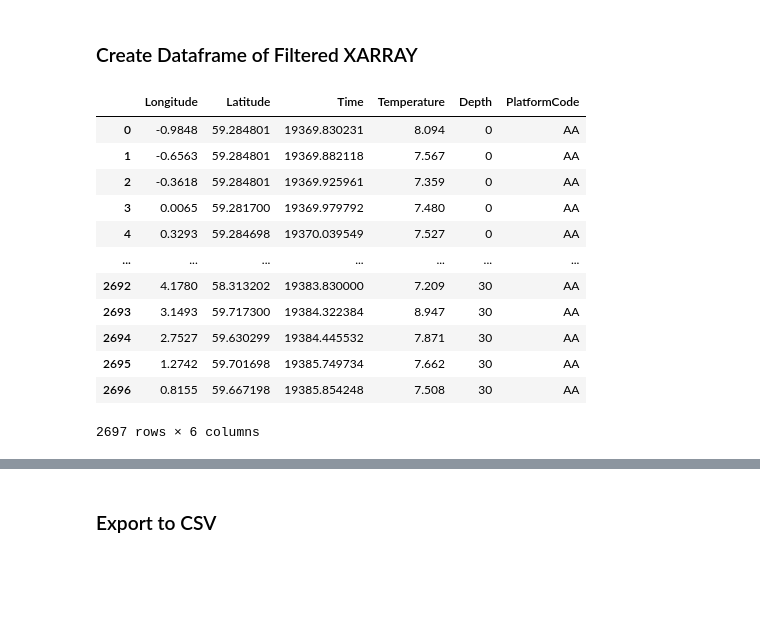
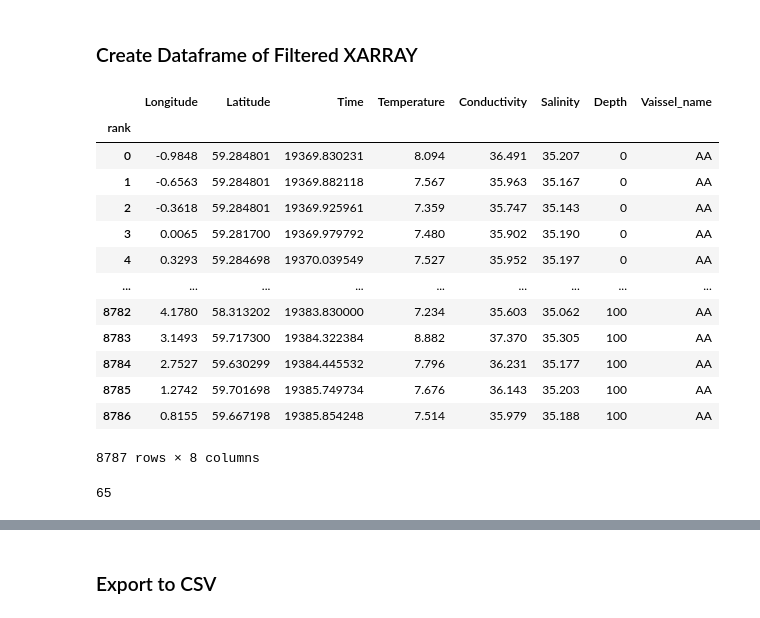
Before and after one commit to ec-intaros/iaos-showcase-app-Barents-Sea-CTD, a Jupyter notebook: Barrents sea - CTD data processing.ipynb, the cells around one changed output, grey strips where cells are left out. Cells and saved outputs as stored; diff of their text form; code cells hidden in the pictures; blank space fills up the shorter version.

Commit message:
added multi-vars,ars, and configure_rgeostats.sh configurations

```diff
--- a/Barrents sea - CTD data processing.ipynb
+++ b/Barrents sea - CTD data processing.ipynb
@@ -365,8 +365,8 @@ The depth range must also be defined. For some limitations to the DAP syntax, at
 # Available variables
 vars_main = ['PRES', 'TEMP', 'PSAL', 'CNDC']
 
-# Define the selection of variables to use for the analysis (PS use brakets also with only one var, eg ['TEMP'])
-vars_sel = ['TEMP']; assert all([elem in vars_main for elem in vars_sel])
+# Define the selection of variable to use for the analysis
+vars_sel = ['TEMP', 'CNDC', 'PSAL']; assert all([elem in vars_main for elem in vars_sel])
 # %%
 # Define Platform Code
 pc = 'AA'; assert pc in position_dict.keys(); # platform code
@@ -379,7 +379,7 @@ print(index)
 # %%
 # Define DEPTH
 depth1 = 0
-depth2 = 30
+depth2 = 100
 depth = depth2
 # %% [markdown]
 ### Create **data_dict** dictionary
@@ -591,37 +599,49 @@ To Recap:
 # %%
 # Create dataframe with filtered data and columns ['LATITUDE', 'LONGITUDE', 'TIME', 'TEMP', 'DEPTH']
 filtered2csv_multiDepths = pd.DataFrame()
 
 for d in range(depth1, depth2+1):
 
     # Create temporary dataframe
     temp = pd.DataFrame()
 
     data_depth_sel = data_dict[pc]['data'].isel(TIME=index,
                                                 LATITUDE=index,
                                                 LONGITUDE=index,
                                                 DEPTH=slice(d, d+1))
 
     for col in ['LONGITUDE', 'LATITUDE', 'TIME']:
         temp[col.title()] = data_depth_sel[col].data.astype(float)
-    temp['Temperature'] = data_depth_sel['TEMP'].data.astype(float)
+
+    if 'TEMP' in vars_sel: temp['Temperature'] = data_depth_sel['TEMP'].data.astype(float)
+    if 'CNDC' in vars_sel: temp['Conductivity'] = data_depth_sel['CNDC'].data.astype(float)
+    if 'PSAL' in vars_sel: temp['Salinity'] = data_depth_sel['PSAL'].data.astype(float)
+
     temp['Depth'] = d
-    temp['PlatformCode'] = pc
+    temp['Vaissel_name'] = pc
 
     filtered2csv_multiDepths = filtered2csv_multiDepths.append(temp, ignore_index=True)
 
+# Rename index column with 'rank'
+filtered2csv_multiDepths = filtered2csv_multiDepths.rename_axis("rank")
+
 display(filtered2csv_multiDepths)
 # %% [output]
-|  | Longitude | Latitude | Time | Temperature | Depth | PlatformCode |
-| 0 | -0.9848 | 59.284801 | 19369.830231 | 8.094 | 0 | AA |
-| 1 | -0.6563 | 59.284801 | 19369.882118 | 7.567 | 0 | AA |
-| 2 | -0.3618 | 59.284801 | 19369.925961 | 7.359 | 0 | AA |
-| 3 | 0.0065 | 59.281700 | 19369.979792 | 7.480 | 0 | AA |
-| 4 | 0.3293 | 59.284698 | 19370.039549 | 7.527 | 0 | AA |
-| ... | ... | ... | ... | ... | ... | ... |
-| 2692 | 4.1780 | 58.313202 | 19383.830000 | 7.209 | 30 | AA |
-| 2693 | 3.1493 | 59.717300 | 19384.322384 | 8.947 | 30 | AA |
-| 2694 | 2.7527 | 59.630299 | 19384.445532 | 7.871 | 30 | AA |
-| 2695 | 1.2742 | 59.701698 | 19385.749734 | 7.662 | 30 | AA |
-| 2696 | 0.8155 | 59.667198 | 19385.854248 | 7.508 | 30 | AA |
+|  | Longitude | Latitude | Time | Temperature | Conductivity | Salinity | Depth | Vaissel_name |
+| rank |  |  |  |  |  |  |  |  |
+| 0 | -0.9848 | 59.284801 | 19369.830231 | 8.094 | 36.491 | 35.207 | 0 | AA |
+| 1 | -0.6563 | 59.284801 | 19369.882118 | 7.567 | 35.963 | 35.167 | 0 | AA |
+| 2 | -0.3618 | 59.284801 | 19369.925961 | 7.359 | 35.747 | 35.143 | 0 | AA |
+| 3 | 0.0065 | 59.281700 | 19369.979792 | 7.480 | 35.902 | 35.190 | 0 | AA |
+| 4 | 0.3293 | 59.284698 | 19370.039549 | 7.527 | 35.952 | 35.197 | 0 | AA |
+| ... | ... | ... | ... | ... | ... | ... | ... | ... |
+| 8782 | 4.1780 | 58.313202 | 19383.830000 | 7.234 | 35.603 | 35.062 | 100 | AA |
+| 8783 | 3.1493 | 59.717300 | 19384.322384 | 8.882 | 37.370 | 35.305 | 100 | AA |
+| 8784 | 2.7527 | 59.630299 | 19384.445532 | 7.796 | 36.231 | 35.177 | 100 | AA |
+| 8785 | 1.2742 | 59.701698 | 19385.749734 | 7.676 | 36.143 | 35.203 | 100 | AA |
+| 8786 | 0.8155 | 59.667198 | 19385.854248 | 7.514 | 35.979 | 35.188 | 100 | AA |
-2697 rows × 6 columns
+8787 rows × 8 columns
+# %%
+len(filtered2csv_multiDepths['Latitude'].unique())
+# %% [output]
+65
```
Also changed, not shown: parts of 22 cells of this notebook, 20 other files.
